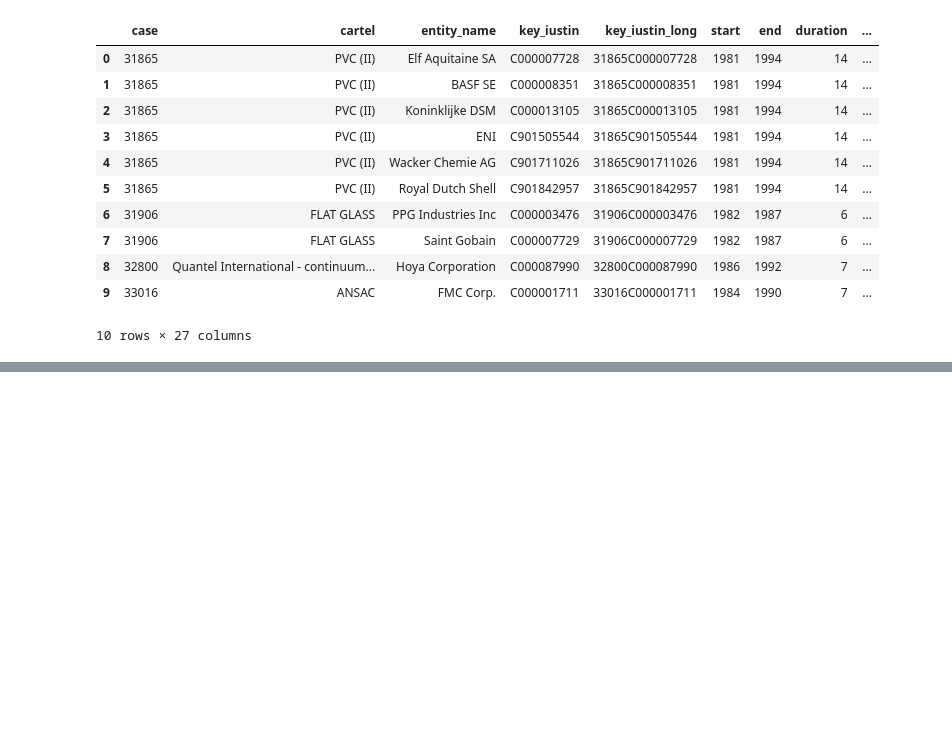
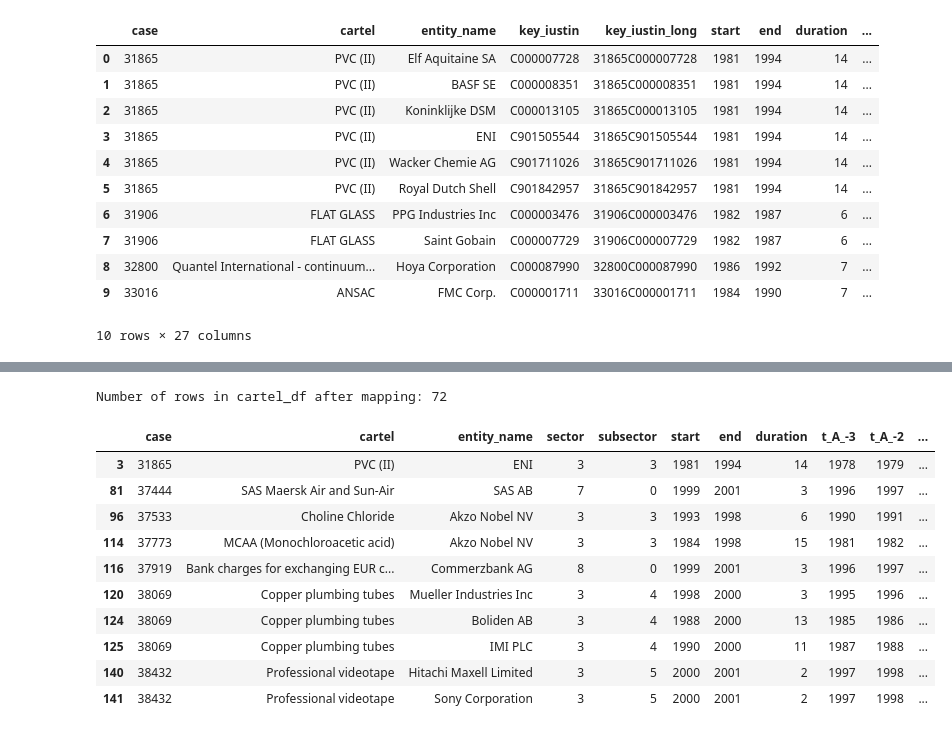
Before and after one commit to DeChrigi/BA_Thesis, a Jupyter notebook: connected_cartel_network.ipynb, the cells around one changed output, grey strips where cells are left out. Drawn from its saved outputs; the diff is of its cells as text; code cells hidden in the pictures; blank space fills up the shorter version.

```diff
--- a/connected_cartel_network.ipynb
+++ b/connected_cartel_network.ipynb
@@ -58,0 +65,36 @@ cartel_df.head()
+# %%
+# Get all filenames from mapping file (contains all filenames)
+df_mapping = pd.read_excel("./raw_data/mapping/filename_to_entity_mapping.xlsx")
+
+# if entity_name_direct_match column is not empty take entity_name_direct_match else take entity_name_indirect_match_1
+df_mapping['entity_name'] = df_mapping.apply(
+    lambda x: x['entity_name_direct_match'] if pd.notna(x['entity_name_direct_match']) else x['entity_name_indirect_match_1'], axis=1)
+
+# drop all columns except entity_name and filename
+df_mapping = df_mapping[['entity_name', 'file_name']]
+
+# join cartel_df with df_mapping on entity_name
+cartel_df = cartel_df.merge(df_mapping, on='entity_name', how='left')
+
+# drop all rows where file_name is empty
+cartel_df = cartel_df[cartel_df['file_name'].notna()]
+
+# count number of rows in cartel_df
+num_rows = cartel_df.shape[0]
+
+print(f"Number of rows in cartel_df after mapping: {num_rows}")
+
+cartel_df.head(10)
+# %% [output]
+Number of rows in cartel_df after mapping: 72
+|  | case | cartel | entity_name | sector | subsector | start | end | duration | t_A_-3 | t_A_-2 | ... |
+| 3 | 31865 | PVC (II) | ENI | 3 | 3 | 1981 | 1994 | 14 | 1978 | 1979 | ... |
+| 81 | 37444 | SAS Maersk Air and Sun-Air | SAS AB | 7 | 0 | 1999 | 2001 | 3 | 1996 | 1997 | ... |
+| 96 | 37533 | Choline Chloride | Akzo Nobel NV | 3 | 3 | 1993 | 1998 | 6 | 1990 | 1991 | ... |
+| 114 | 37773 | MCAA (Monochloroacetic acid) | Akzo Nobel NV | 3 | 3 | 1984 | 1998 | 15 | 1981 | 1982 | ... |
+| 116 | 37919 | Bank charges for exchanging EUR c... | Commerzbank AG | 8 | 0 | 1999 | 2001 | 3 | 1996 | 1997 | ... |
+| 120 | 38069 | Copper plumbing tubes | Mueller Industries Inc | 3 | 4 | 1998 | 2000 | 3 | 1995 | 1996 | ... |
+| 124 | 38069 | Copper plumbing tubes | Boliden AB | 3 | 4 | 1988 | 2000 | 13 | 1985 | 1986 | ... |
+| 125 | 38069 | Copper plumbing tubes | IMI PLC | 3 | 4 | 1990 | 2000 | 11 | 1987 | 1988 | ... |
+| 140 | 38432 | Professional videotape | Hitachi Maxell Limited | 3 | 5 | 2000 | 2001 | 2 | 1997 | 1998 | ... |
+| 141 | 38432 | Professional videotape | Sony Corporation | 3 | 5 | 2000 | 2001 | 2 | 1997 | 1998 | ... |
```
Also changed, not shown: parts of 2 cells of this notebook, 11 other files.
